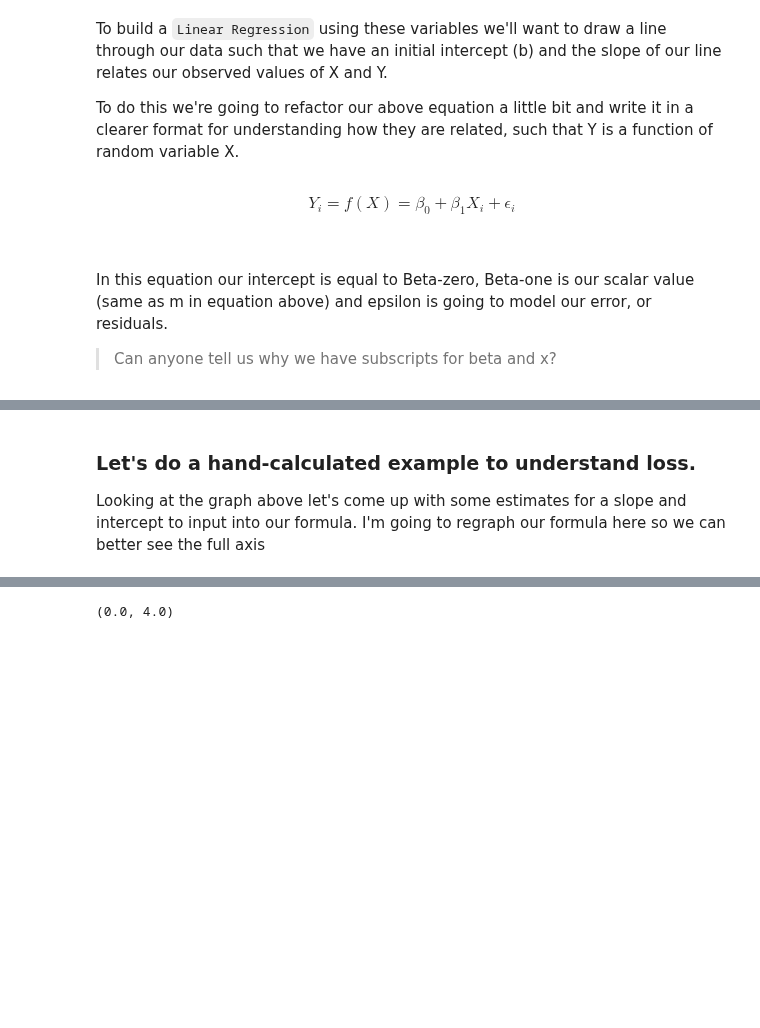
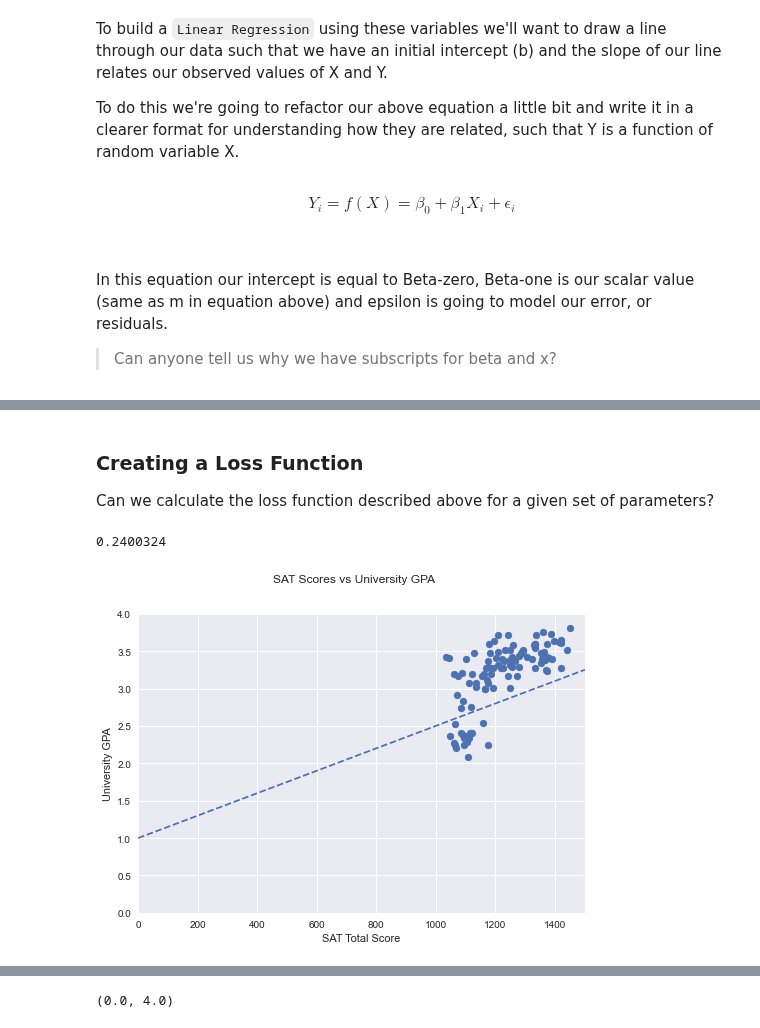
Before and after one commit to Per48edjes/Misc-DA-Prob-Stat, a Jupyter notebook: Lesson_4/Python_4/intro_to_regression.ipynb, the cells around one changed output, grey strips where cells are left out. Saved outputs shown, nothing was run; the diff lists cells and outputs as text; code cells hidden in the pictures; blank space fills up the shorter version.

```diff
--- a/Lesson_4/Python_4/intro_to_regression.ipynb
+++ b/Lesson_4/Python_4/intro_to_regression.ipynb
@@ -90,15 +98,47 @@ So what does epsilon mean? Remember we're planning on drawing a line of best fit
+# %% [markdown]
+### Creating a Loss Function
+
+Can we calculate the loss function described above for a given set of parameters?
 # %%
-def loss_function(predicted_values: np.array, expected_values: np.array) -> float:
+def get_predicted_value(beta_0: float, beta_1: float, x: float) -> float:
+    """
+    calculates the predicted value based on:
+    - ``x``: independent variable
+    - ``beta_0``: intercept parameter
+    - ``beta_1``: slope parameter
+    """
+    return beta_0 + beta_1 * x
+
+def loss_function(dependent_values: np.array, independent_values: np.array,
+                  beta_0: float, beta_1: float) -> float:
     '''
     loss_function takes two arrays of equal length as inputs, predicted x values and expected y values.
     Using this two arrays we determine the Mean Squared Error associated with the predicted Xs.
     '''
     epsilon = 0
-    for x,y in zip(predicted_values, expected_values):
-        epsilon += (x - y)**2
-    return epsilon/predicted_values.size
+    for y, x in zip(dependent_values, independent_values):
+        yhat = get_predicted_value(beta_0, beta_1, x)
+        epsilon += (y - yhat) ** 2
+
+    return epsilon / dependent_values.size
+
+def fit_line(xaxis: np.array, beta_0: float, beta_1: float) -> pd.Series:
+    return pd.Series(
+        [get_predicted_value(beta_0, beta_1, x) for x in xaxis],
+        index=xaxis)
-# %% [markdown]
-### Let's do a hand-calculated example to understand loss.
-
-Looking at the graph above let's come up with some estimates for a slope and intercept to input into our formula.
-I'm going to regraph our formula here so we can better see the full axis
+# %%
+fig = plt.figure()
+plt.scatter(data.math_SAT + data.verb_SAT, data.univ_GPA)
+fig.suptitle('SAT Scores vs University GPA')
+plt.xlabel('SAT Total Score')
+plt.ylabel('University GPA')
+plt.xlim(0,1500)
+plt.ylim(0,4)
+
+beta_0 = 1
+beta_1 = 0.0015
+fit_line(np.arange(0, 1600), beta_0, beta_1).plot(linestyle='dashed')
+print(loss_function(data.univ_GPA, data.math_SAT + data.verb_SAT, beta_0, beta_1))
+# %% [output]
+0.2400324
+[figure, added]
```
Also changed, not shown: parts of 6 cells of this notebook.
